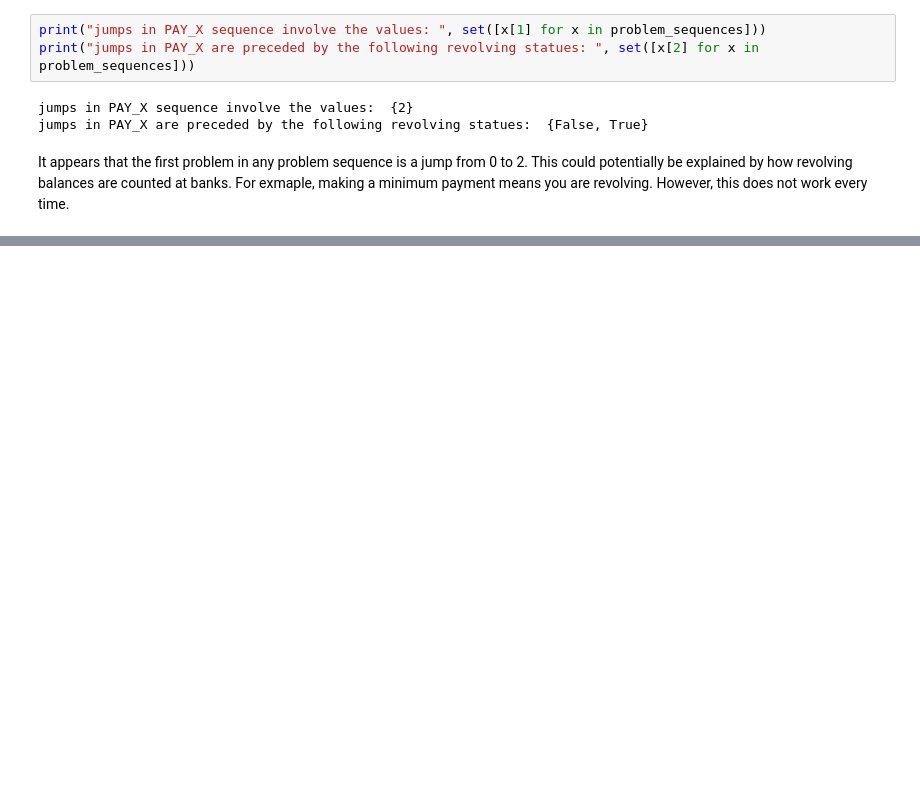
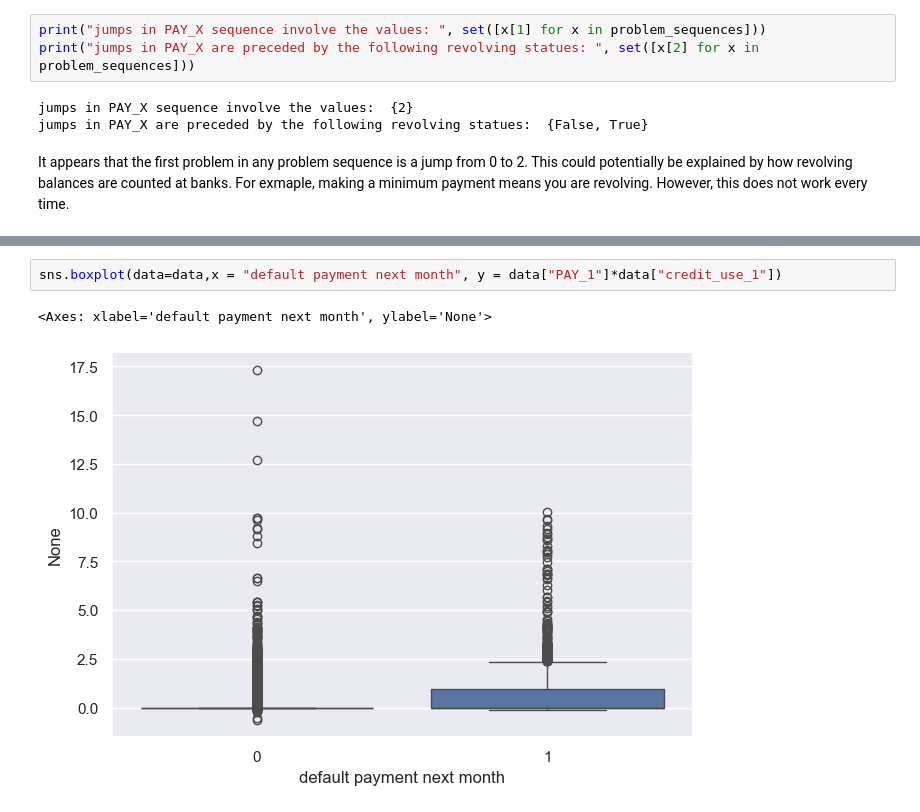
Before and after one commit to jkritsch/Predicting-Credit-Card-Default, a Jupyter notebook: notebooks/Initial Data Cleaning by Juergen.ipynb, the cells around one changed output, grey strips where cells are left out. Saved outputs shown, nothing was run; the diff lists cells and outputs as text; blank space fills up the shorter version.

```diff
--- a/notebooks/Initial Data Cleaning by Juergen.ipynb
+++ b/notebooks/Initial Data Cleaning by Juergen.ipynb
@@ -190,0 +261,5 @@ problem_sequences
+# %%
+sns.boxplot(data=data,x = "default payment next month", y = data["PAY_1"]*data["credit_use_1"])
+# %% [output]
+<Axes: xlabel='default payment next month', ylabel='None'>
+[figure, added]
```
Also changed, not shown: parts of 16 cells of this notebook, 6 other files.
